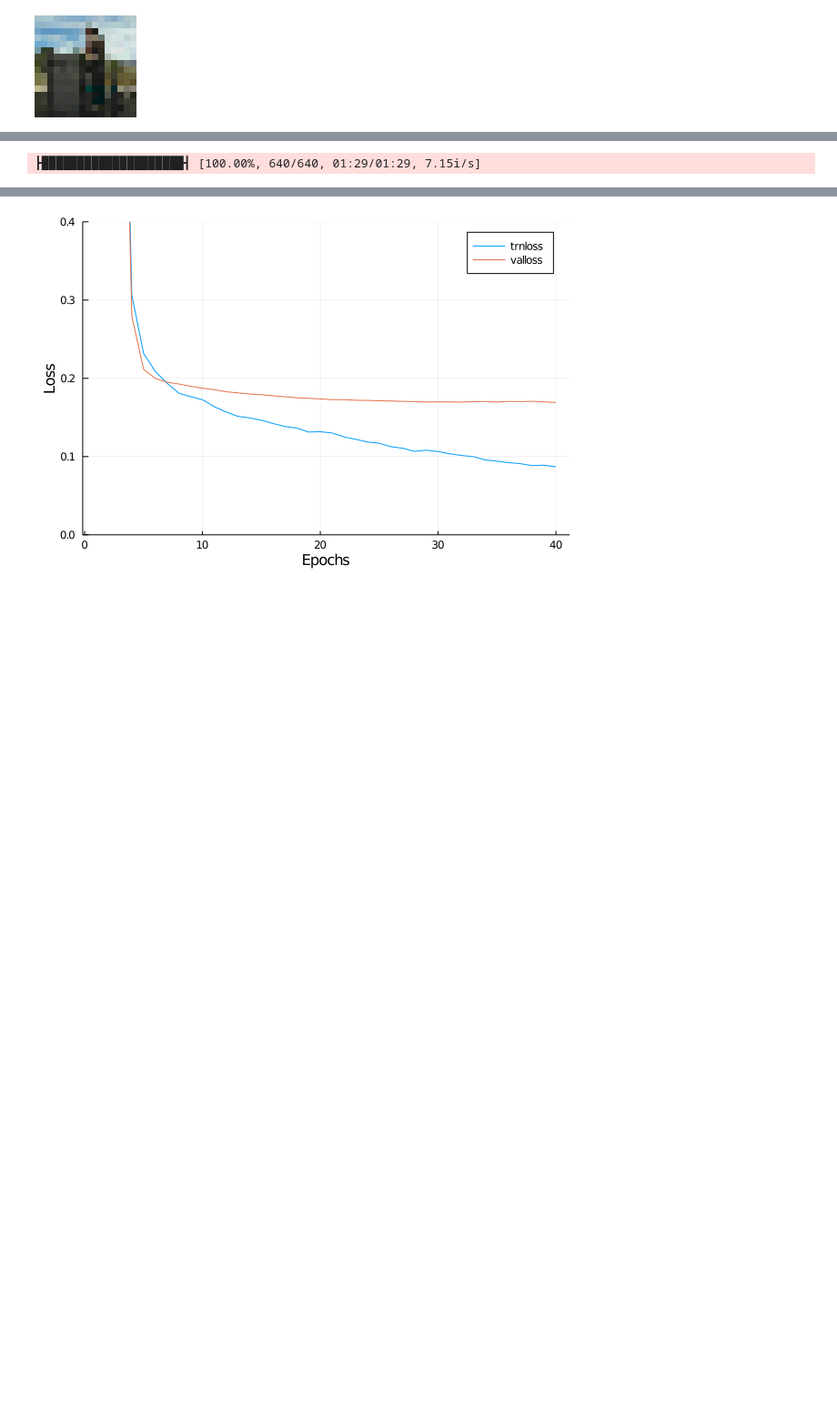
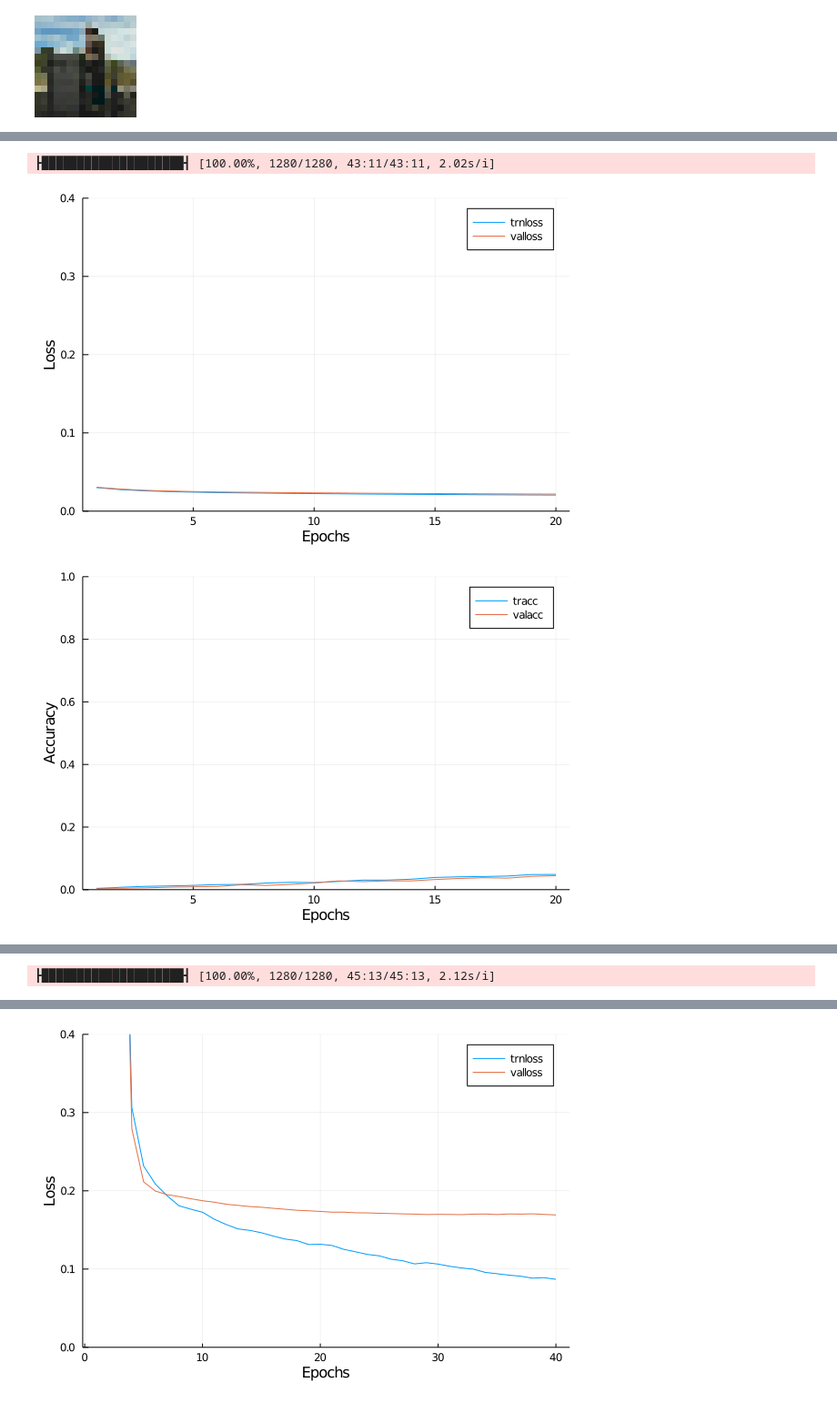
Before and after one commit to gsoykan/deepercut-replication, a Jupyter notebook: deeper-cut/mpii.trainer.ipynb, the cells around one changed output, grey strips where cells are left out. Shown at 91% size. Cells and saved outputs as stored; diff of their text form; code cells hidden in the pictures; blank space fills up the shorter version.

```diff
--- a/deeper-cut/mpii.trainer.ipynb
+++ b/deeper-cut/mpii.trainer.ipynb
@@ -29,3 +42,5 @@ dval_x1_2k, dval_y1_2k = first(dval_2k)
 dtrn_2k.shuffle = true
 # %% [output]
 true
+# %%
+deeper_cut_without_loc_ref = generate_deeper_cut();
@@ -151,8 +213,8 @@ LoadError: UndefVarError: CUDA not defined
 # %%
-resnetnet_results = trainresults("resnet_with_deconv.jld2",
-    resnet_with_deconv,
+deeper_cut_without_loc_ref_results = trainresults("resnet_with_deconv.jld2",
+    deeper_cut_without_loc_ref,
     dtrn_2k,
-    dval_2k, [(0.05, 40)];
+    dval_2k, [(0.05, 20)];
     accuracy_func=modelized_naive_pck_sigm,
     error_func=nothing,
     secondary_accuracy_func=modelized_PCKh_sigm,
@@ -160,4 +222,9 @@ resnetnet_results = trainresults("resnet_with_deconv.jld2",
         data_items_val=val_data_items
     );
 # %% [output]
-┣████████████████████┫ [100.00%, 640/640, 01:29/01:29, 7.15i/s]
+┣████████████████████┫ [100.00%, 1280/1280, 43:11/43:11, 2.02s/i]
+# %%
+draw_plots(deeper_cut_without_loc_ref_results)
+# %% [output]
+[figure, added]
+[figure, added]
@@ -163,0 +233,19 @@ resnetnet_results = trainresults("resnet_with_deconv.jld2",
+# %%
+#=
+We train networks with SGD for 1M iterations,
+starting with the learning rate lr=0.001 for 10k,
+then lr=0.002 for 420k,
+lr=0.0002 for 300k and
+lr=0.0001 for 300k. This corresponds to roughly 17 epochs of the MPII=#
+deeper_cut_with_loc_ref_results = trainresults("resnet_with_deconv.jld2",
+    deeper_cut_with_loc_ref,
+    dtrn_2k,
+    dval_2k, [(0.05, 20)];
+    accuracy_func=modelized_naive_pck_sigm,
+    error_func=nothing,
+    secondary_accuracy_func=modelized_PCKh_sigm,
+        data_items_trn=trn_data_items,
+        data_items_val=val_data_items
+    );
+# %% [output]
+┣████████████████████┫ [100.00%, 1280/1280, 45:13/45:13, 2.12s/i]
```
Also changed, not shown: parts of 40 cells of this notebook, 11 other files.
